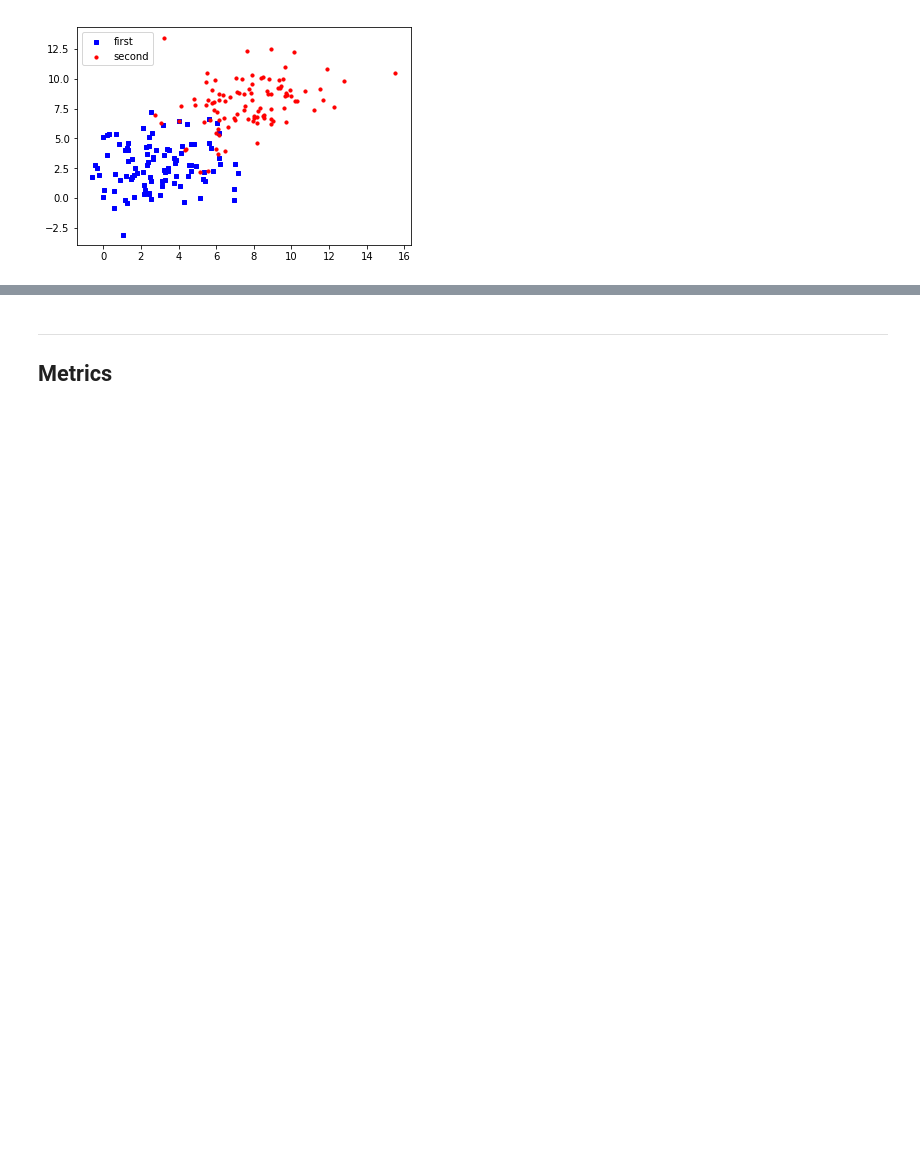
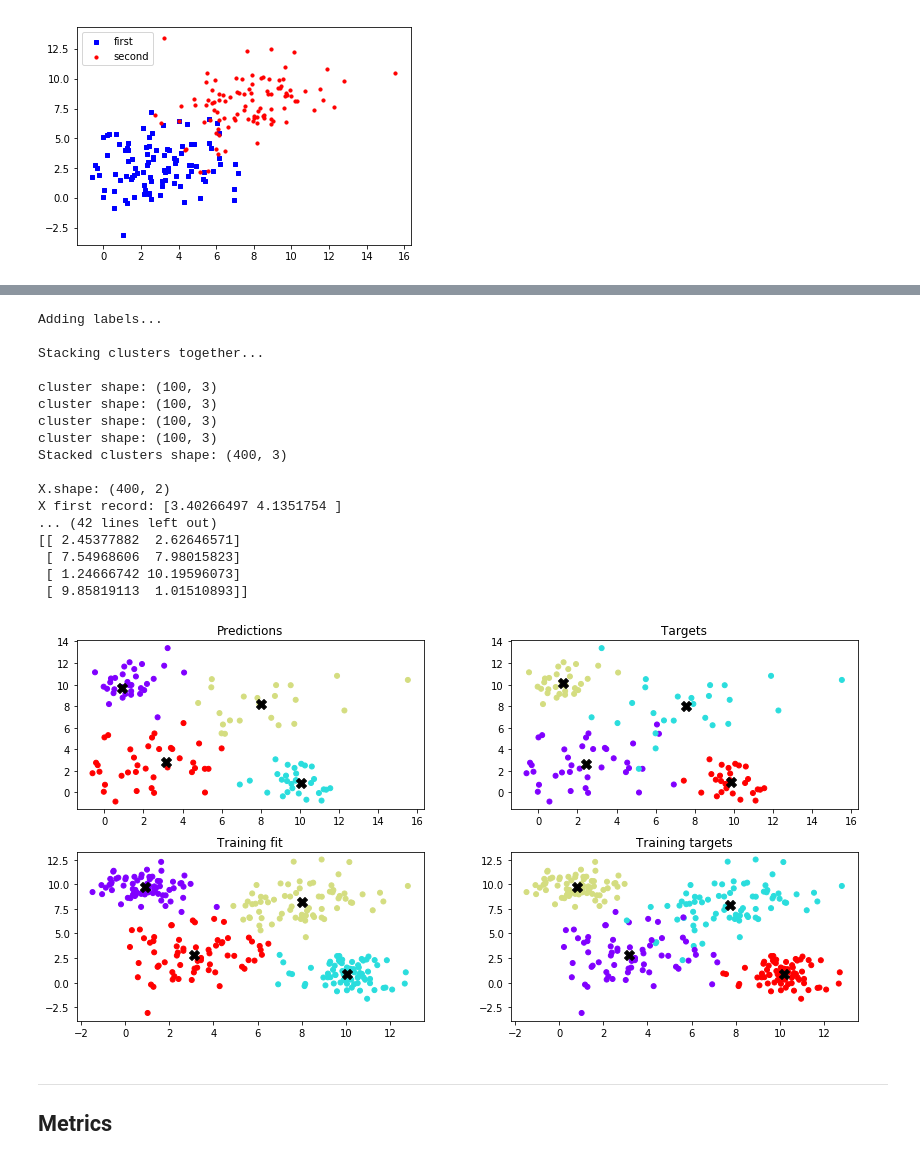
Before and after one commit to jackdotwa/analytics-rocket, a Jupyter notebook: bagging/nb/sklearn_kmeans-Copy1.ipynb, the cells around one changed output, grey strips where cells are left out. Drawn from its saved outputs; the diff is of its cells as text; code cells hidden in the pictures; blank space fills up the shorter version.

```diff
--- a/bagging/nb/sklearn_kmeans-Copy1.ipynb
+++ b/bagging/nb/sklearn_kmeans-Copy1.ipynb
@@ -530,3 +598,27 @@ True centroids (test set):
+# %%
+cluster_list = [cluster_1, cluster_2, cluster_3, cluster_4]
+# %%
+results_5 = do_all_the_things(cluster_list, n_clusters=4)
+results_5['model_name'] = 'k-means_gauss_5'
+# %% [output]
+Adding labels...
+
+Stacking clusters together...
+
+cluster shape: (100, 3)
+cluster shape: (100, 3)
+cluster shape: (100, 3)
+cluster shape: (100, 3)
+Stacked clusters shape: (400, 3)
+
+X.shape: (400, 2)
+X first record: [3.40266497 4.1351754 ]
+... (42 lines left out)
+[[ 2.45377882  2.62646571]
+ [ 7.54968606  7.98015823]
+ [ 1.24666742 10.19596073]
+ [ 9.85819113  1.01510893]]
+[figure, added]
 # %% [markdown]
 ---
 ## Metrics
```
Also changed, not shown: parts of 13 cells of this notebook.
